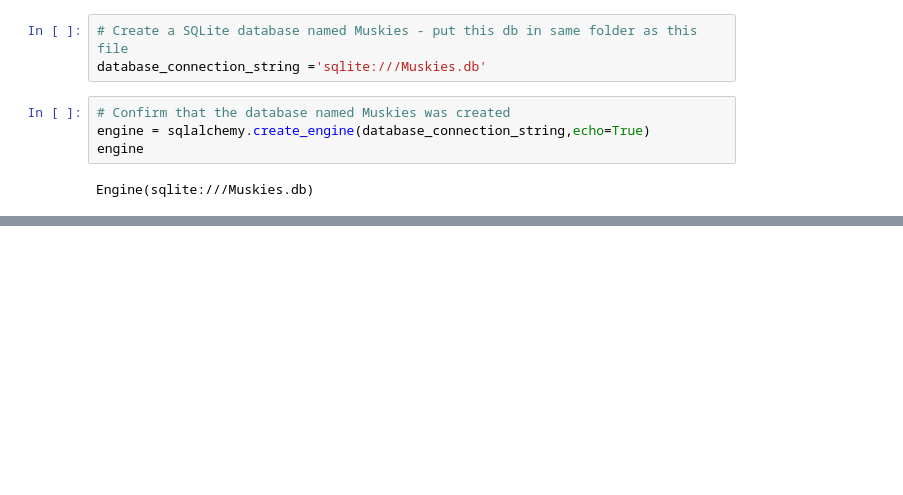
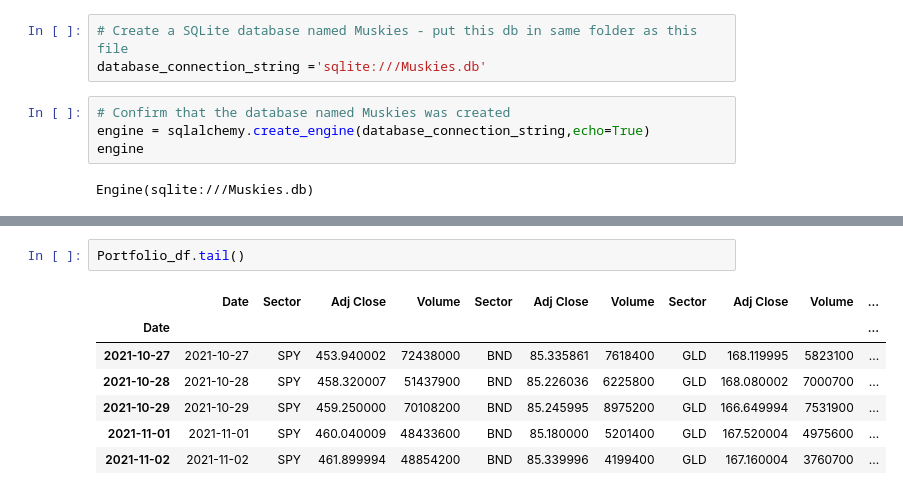
Before and after one commit to sumeetvaidya/bootcamp-project-1, a Jupyter notebook: Calculations_Main.ipynb, the cells around one changed output, grey strips where cells are left out. Saved outputs shown, nothing was run; the diff lists cells and outputs as text; blank space fills up the shorter version.

```diff
--- a/Calculations_Main.ipynb
+++ b/Calculations_Main.ipynb
@@ -363,0 +331,10 @@ ON GLD.Date = BND.Date
+# %%
+Portfolio_df.tail()
+# %% [output]
+|  | Date | Sector | Adj Close | Volume | Sector | Adj Close | Volume | Sector | Adj Close | Volume | ... |
+| Date |  |  |  |  |  |  |  |  |  |  | ... |
+| 2021-10-27 | 2021-10-27 | SPY | 453.940002 | 72438000 | BND | 85.335861 | 7618400 | GLD | 168.119995 | 5823100 | ... |
+| 2021-10-28 | 2021-10-28 | SPY | 458.320007 | 51437900 | BND | 85.226036 | 6225800 | GLD | 168.080002 | 7000700 | ... |
+| 2021-10-29 | 2021-10-29 | SPY | 459.250000 | 70108200 | BND | 85.245995 | 8975200 | GLD | 166.649994 | 7531900 | ... |
+| 2021-11-01 | 2021-11-01 | SPY | 460.040009 | 48433600 | BND | 85.180000 | 5201400 | GLD | 167.520004 | 4975600 | ... |
+| 2021-11-02 | 2021-11-02 | SPY | 461.899994 | 48854200 | BND | 85.339996 | 4199400 | GLD | 167.160004 | 3760700 | ... |
```
Also changed, not shown: parts of 63 cells of this notebook, 1 other file.
